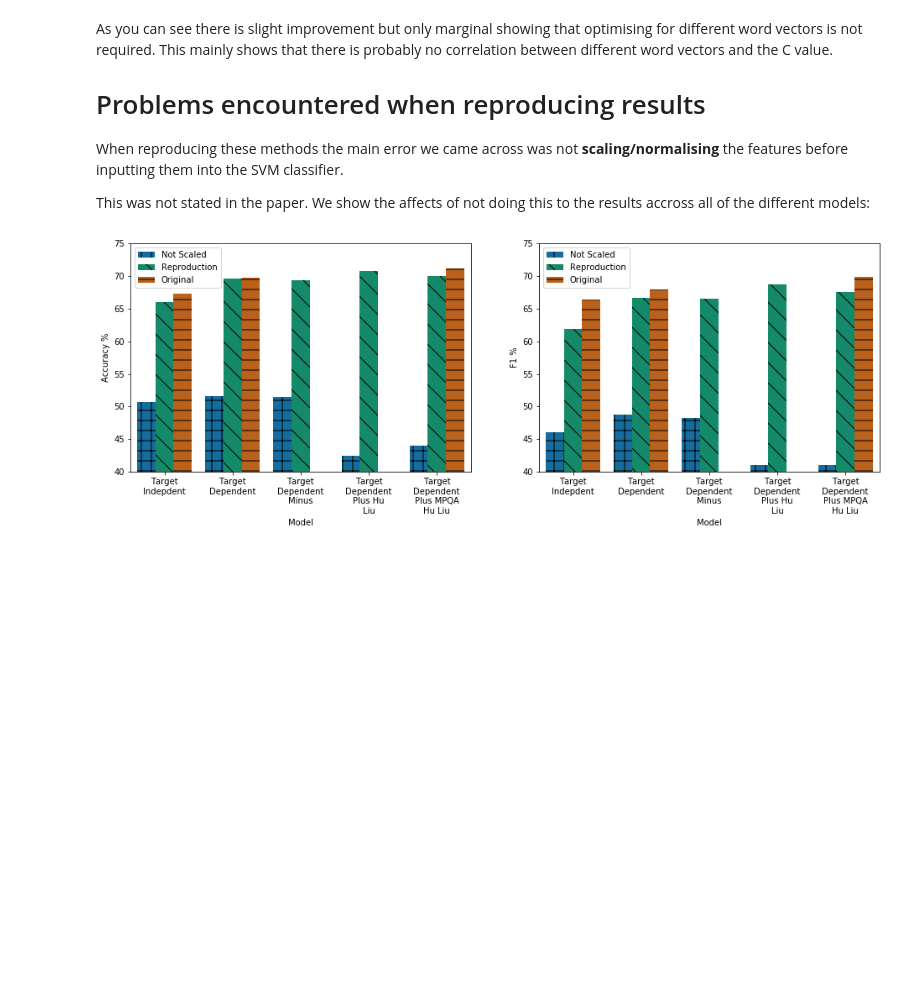
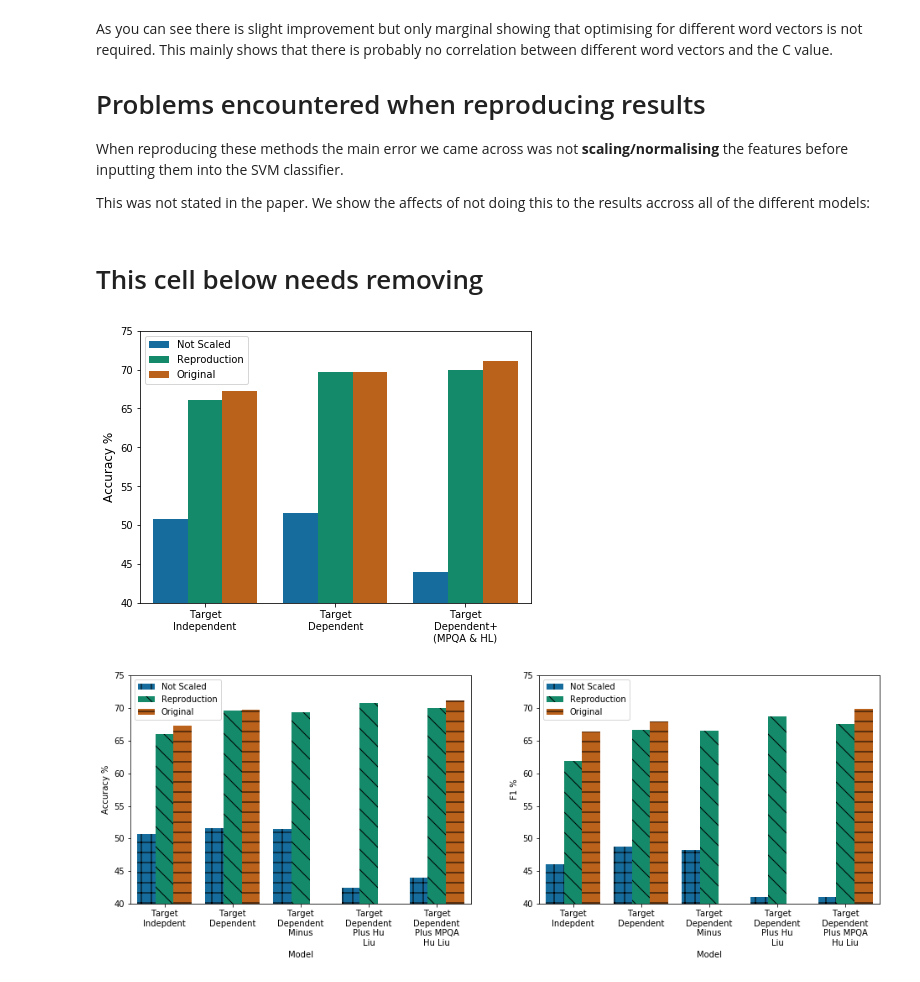
Before and after one commit to apmoore1/Bella, a Jupyter notebook: notebooks/target_model.ipynb, the cells around one changed output. Saved outputs shown, nothing was run; the diff lists cells and outputs as text; code cells hidden in the pictures; blank space fills up the shorter version.

```diff
--- a/notebooks/target_model.ipynb
+++ b/notebooks/target_model.ipynb
@@ -383,6 +385,45 @@ for model in [target_ind, target_dep, target_dep_minus, target_sent_hu, target_s
         model_name = f'{str(model)}'
     scale_acc[model_name] = round(accuracy_score(test_y, predictions) * 100, 4)
     scale_f1[model_name] = round(f1_score(test_y, predictions, average='macro') * 100, 4)
+# %% [markdown]
+# This cell below needs removing
+# %%
+import matplotlib as mpl
+mpl.rcParams['axes.labelsize'] = 'large'
+f, ax = plt.subplots()
+#acc_data = (scale_acc, test_acc, paper_acc, 'Accuracy %')
+acc_data = []
+for diff_acc_data in [scale_acc, test_acc, paper_acc]:
+    temp_diff_acc_data = {}
+    for key, value in diff_acc_data.items():
+        if key in ['Target Dependent Minus', 'Target Dependent Plus Hu Liu']:
+            continue
+        if key == 'Target Dependent Plus MPQA Hu Liu':
+            key = 'Target Dependent+ (MPQA & HL)'
+        temp_diff_acc_data[key] = value
+    acc_data.append(temp_diff_acc_data)
+acc_data.append('Accuracy %')
+
+scale_score, test_score, paper_score, score_name = acc_data
+legend_data = [('Not Scaled', scale_score), ('Reproduction', test_score), ('Original', paper_score)]
+scale_model_score = [(scale, fill(model,15), score) for scale, model_score in legend_data
+                     for model, score in model_score.items()]
+scale_graph = defaultdict(list)
+for scale, model, score in scale_model_score:
+    scale_graph['Scale'].append(scale)
+    scale_graph['Model'].append(model)
+    scale_graph[score_name].append(score)
+ax = sns.barplot(x="Model", y=score_name, hue="Scale",
+                 data=pd.DataFrame(scale_graph),
+                 palette=sns.color_palette("colorblind"),
+                 ax=ax)
+ax.set(ylim=(40, 75))
+ax.set_xlabel('')
+ax.figure.set_size_inches(7,5)
+ax.legend()
+f.savefig('anything.png')
+# %% [output]
+[figure, added]
 # %%
 f, axes = plt.subplots(1, 2)
 acc_data = (scale_acc, test_acc, paper_acc, 'Accuracy %')
```
Also changed, not shown: parts of 4 cells of this notebook.
